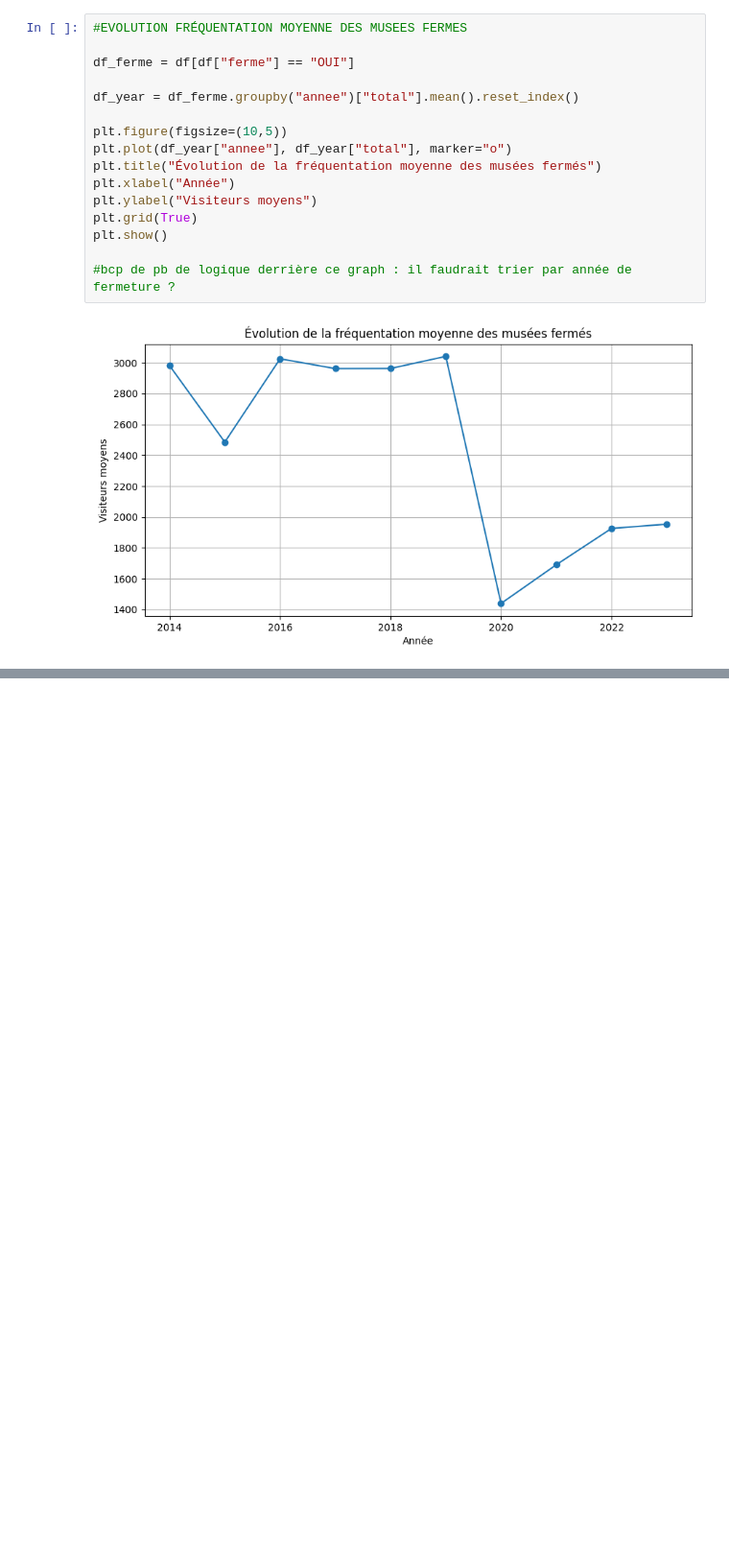
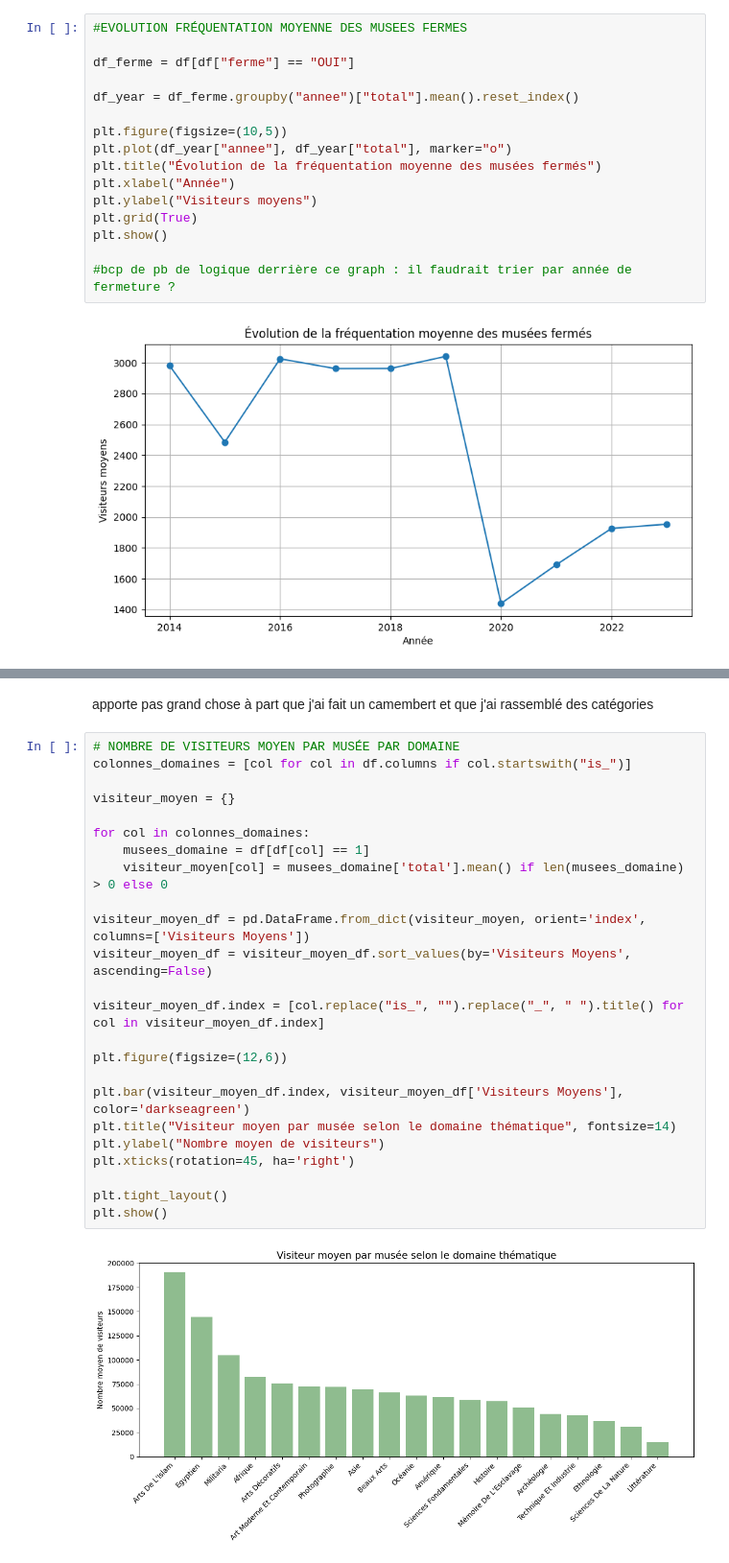
Before and after one commit to emmabezombes/prediction-musee, a Jupyter notebook: notebook/notebook_musees.ipynb, the cells around one changed output, grey strips where cells are left out. Shown: that part at 96% size. Saved outputs shown, nothing was run; the diff lists cells and outputs as text; blank space fills up the shorter version.

```diff
--- a/notebook/notebook_musees.ipynb
+++ b/notebook/notebook_musees.ipynb
@@ -511,0 +244,28 @@ plt.show()
+# %% [markdown]
+apporte pas grand chose à part que j'ai fait un camembert et que j'ai rassemblé des catégories
+# %%
+# NOMBRE DE VISITEURS MOYEN PAR MUSÉE PAR DOMAINE
+colonnes_domaines = [col for col in df.columns if col.startswith("is_")]
+
+visiteur_moyen = {}
+
+for col in colonnes_domaines:
+    musees_domaine = df[df[col] == 1]
+    visiteur_moyen[col] = musees_domaine['total'].mean() if len(musees_domaine) > 0 else 0
+
+visiteur_moyen_df = pd.DataFrame.from_dict(visiteur_moyen, orient='index', columns=['Visiteurs Moyens'])
+visiteur_moyen_df = visiteur_moyen_df.sort_values(by='Visiteurs Moyens', ascending=False)
+
+visiteur_moyen_df.index = [col.replace("is_", "").replace("_", " ").title() for col in visiteur_moyen_df.index]
+
+plt.figure(figsize=(12,6))
+
+plt.bar(visiteur_moyen_df.index, visiteur_moyen_df['Visiteurs Moyens'], color='darkseagreen')
+plt.title("Visiteur moyen par musée selon le domaine thématique", fontsize=14)
+plt.ylabel("Nombre moyen de visiteurs")
+plt.xticks(rotation=45, ha='right')
+
+plt.tight_layout()
+plt.show()
+# %% [output]
+[figure, added]
```
Also changed, not shown: parts of 23 cells of this notebook, 2 other files.
